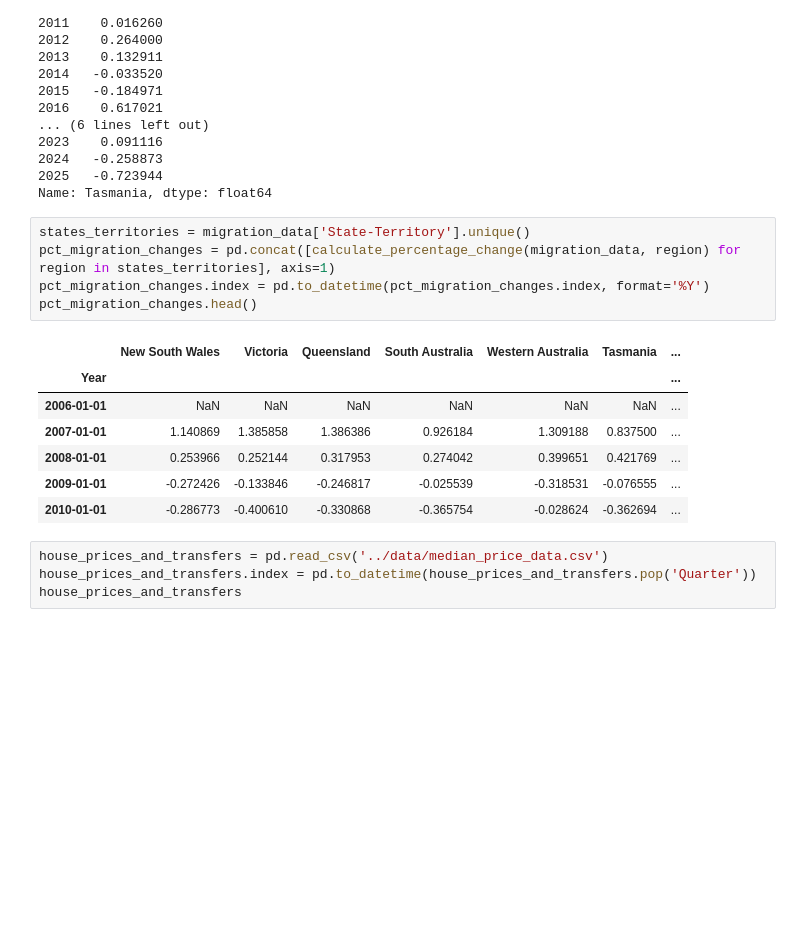
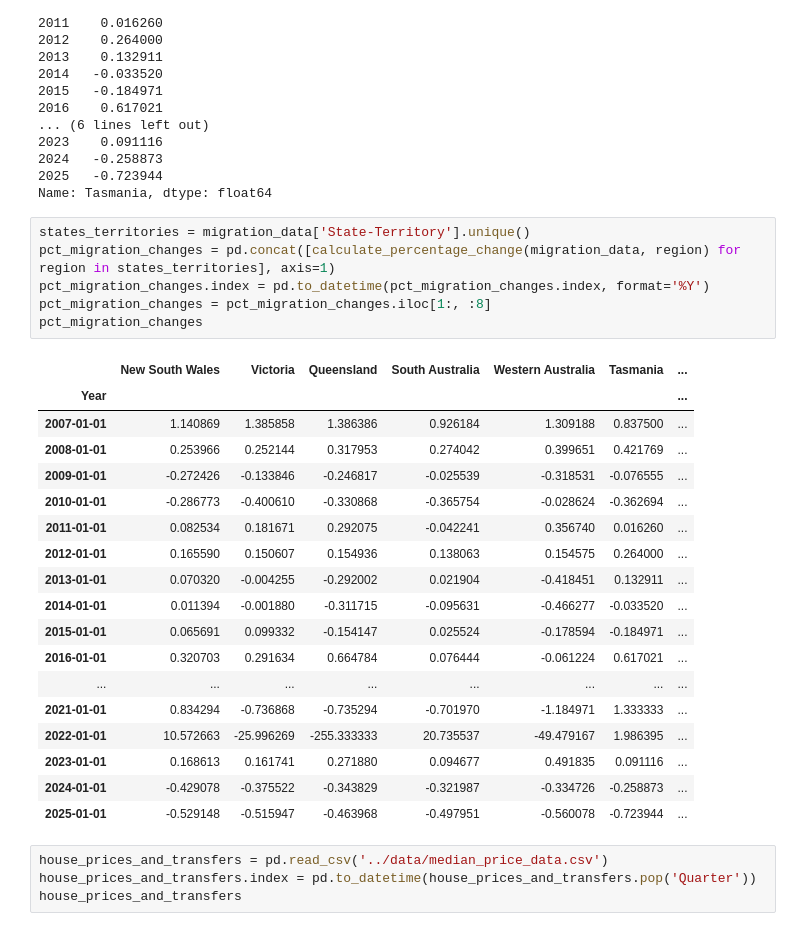
Before and after one commit to aydinkhan2005/Investigating-Factors-Affecting-Housing-in-Australia, a Jupyter notebook: notebooks/EDA_A.ipynb, the cells around one changed output. Saved outputs shown, nothing was run; the diff lists cells and outputs as text; blank space fills up the shorter version.

```diff
--- a/notebooks/EDA_A.ipynb
+++ b/notebooks/EDA_A.ipynb
@@ -83,16 +83,28 @@ Name: Tasmania, dtype: float64
 # %%
 states_territories = migration_data['State-Territory'].unique()
 pct_migration_changes = pd.concat([calculate_percentage_change(migration_data, region) for region in states_territories], axis=1)
 pct_migration_changes.index = pd.to_datetime(pct_migration_changes.index, format='%Y')
-pct_migration_changes.head()
+pct_migration_changes = pct_migration_changes.iloc[1:, :8]
+pct_migration_changes
 # %% [output]
 |  | New South Wales | Victoria | Queensland | South Australia | Western Australia | Tasmania | ... |
 | Year |  |  |  |  |  |  | ... |
-| 2006-01-01 | NaN | NaN | NaN | NaN | NaN | NaN | ... |
 | 2007-01-01 | 1.140869 | 1.385858 | 1.386386 | 0.926184 | 1.309188 | 0.837500 | ... |
 | 2008-01-01 | 0.253966 | 0.252144 | 0.317953 | 0.274042 | 0.399651 | 0.421769 | ... |
 | 2009-01-01 | -0.272426 | -0.133846 | -0.246817 | -0.025539 | -0.318531 | -0.076555 | ... |
 | 2010-01-01 | -0.286773 | -0.400610 | -0.330868 | -0.365754 | -0.028624 | -0.362694 | ... |
+| 2011-01-01 | 0.082534 | 0.181671 | 0.292075 | -0.042241 | 0.356740 | 0.016260 | ... |
+| 2012-01-01 | 0.165590 | 0.150607 | 0.154936 | 0.138063 | 0.154575 | 0.264000 | ... |
+| 2013-01-01 | 0.070320 | -0.004255 | -0.292002 | 0.021904 | -0.418451 | 0.132911 | ... |
+| 2014-01-01 | 0.011394 | -0.001880 | -0.311715 | -0.095631 | -0.466277 | -0.033520 | ... |
+| 2015-01-01 | 0.065691 | 0.099332 | -0.154147 | 0.025524 | -0.178594 | -0.184971 | ... |
+| 2016-01-01 | 0.320703 | 0.291634 | 0.664784 | 0.076444 | -0.061224 | 0.617021 | ... |
+| ... | ... | ... | ... | ... | ... | ... | ... |
+| 2021-01-01 | 0.834294 | -0.736868 | -0.735294 | -0.701970 | -1.184971 | 1.333333 | ... |
+| 2022-01-01 | 10.572663 | -25.996269 | -255.333333 | 20.735537 | -49.479167 | 1.986395 | ... |
+| 2023-01-01 | 0.168613 | 0.161741 | 0.271880 | 0.094677 | 0.491835 | 0.091116 | ... |
+| 2024-01-01 | -0.429078 | -0.375522 | -0.343829 | -0.321987 | -0.334726 | -0.258873 | ... |
+| 2025-01-01 | -0.529148 | -0.515947 | -0.463968 | -0.497951 | -0.560078 | -0.723944 | ... |
 # %%
 house_prices_and_transfers = pd.read_csv('../data/median_price_data.csv')
 house_prices_and_transfers.index = pd.to_datetime(house_prices_and_transfers.pop('Quarter'))
```
Also changed, not shown: parts of 18 cells of this notebook.
